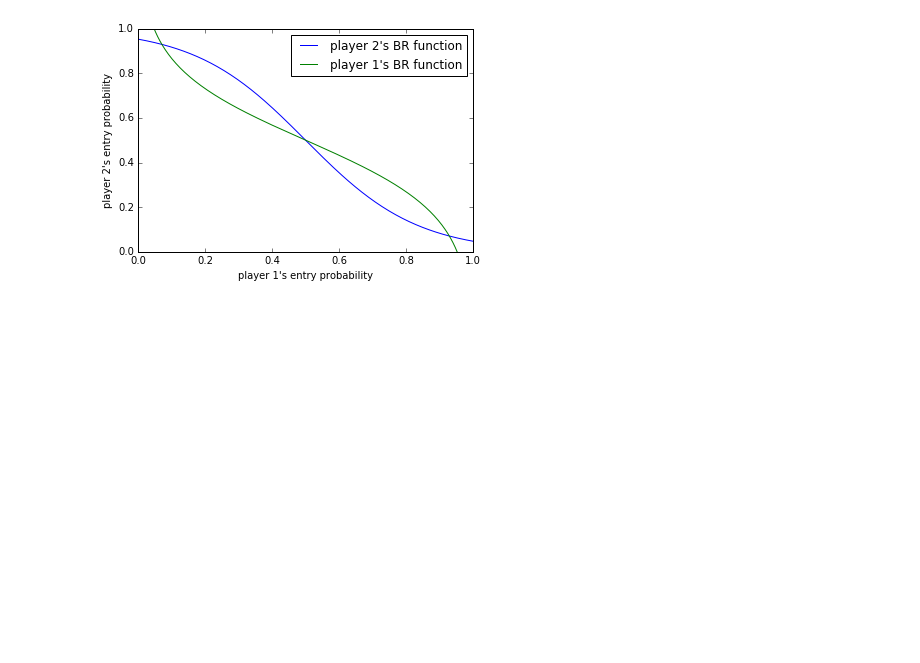
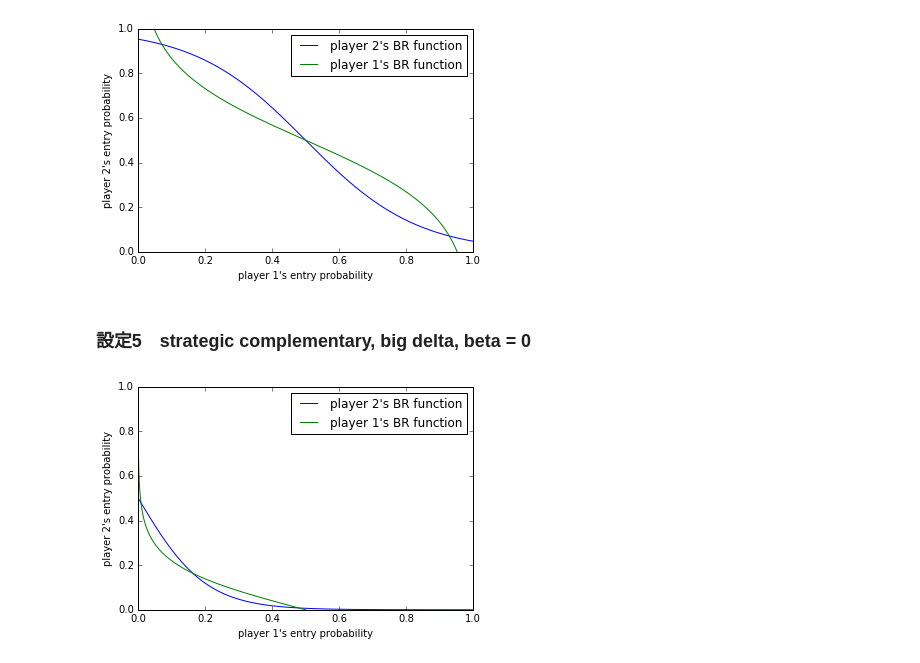
Before and after one commit to keiikegami/multiplicity, a Jupyter notebook: best_response_function.ipynb, the cells around one changed output. Saved outputs shown, nothing was run; the diff lists cells and outputs as text; code cells hidden in the pictures; blank space fills up the shorter version.

```diff
--- a/best_response_function.ipynb
+++ b/best_response_function.ipynb
@@ -73,3 +77,15 @@ delta = -6
 BR_plot(pop, dist, alpha, beta, delta)
 # %% [output]
 [figure]
+# %% [markdown]
+### 設定5　strategic complementary, big delta, beta = 0
+# %%
+pop = 1
+dist = [1, 1]
+alpha = 0
+beta = 0
+delta = -10
+
+BR_plot(pop, dist, alpha, beta, delta)
+# %% [output]
+[figure, added]
```
Also changed, not shown: parts of 3 cells of this notebook.
